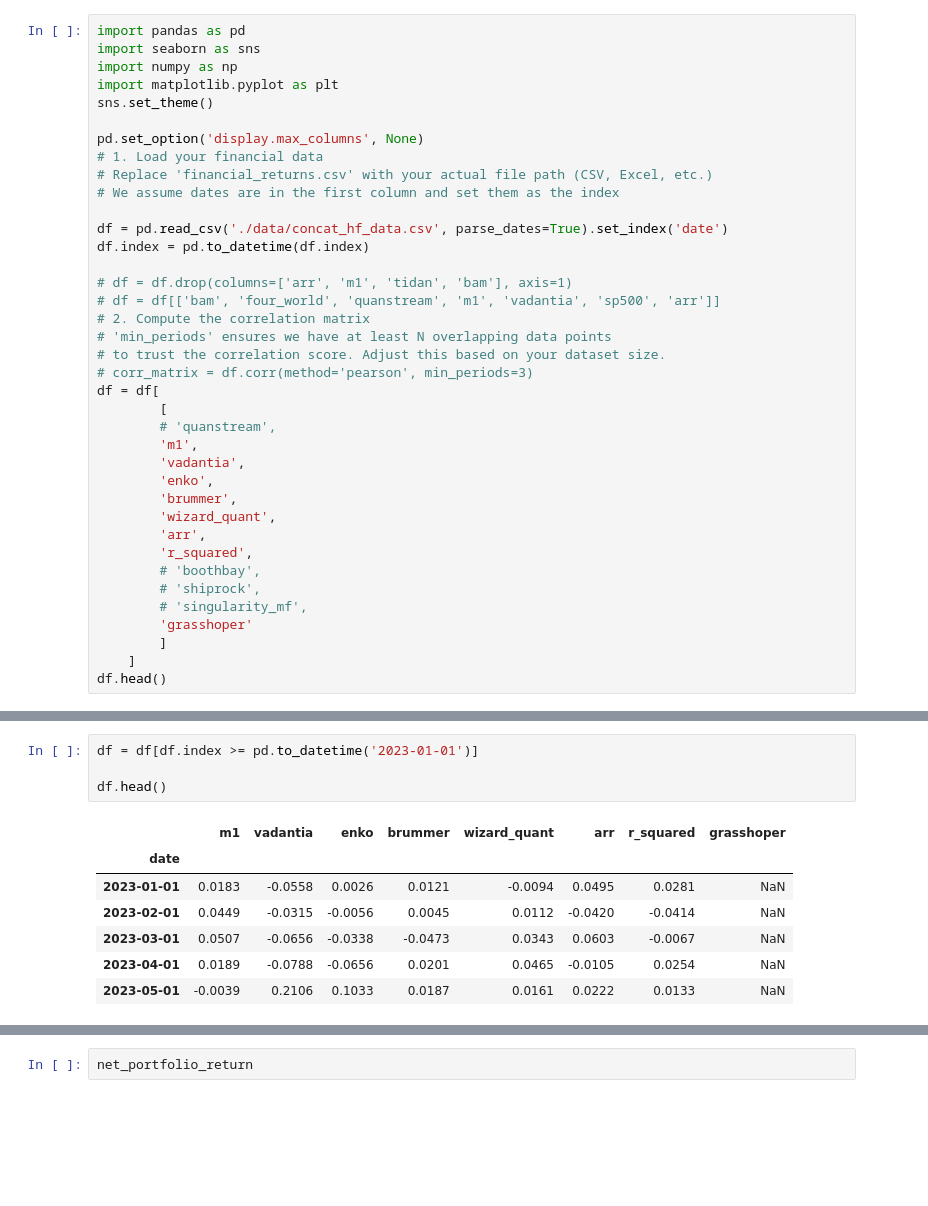
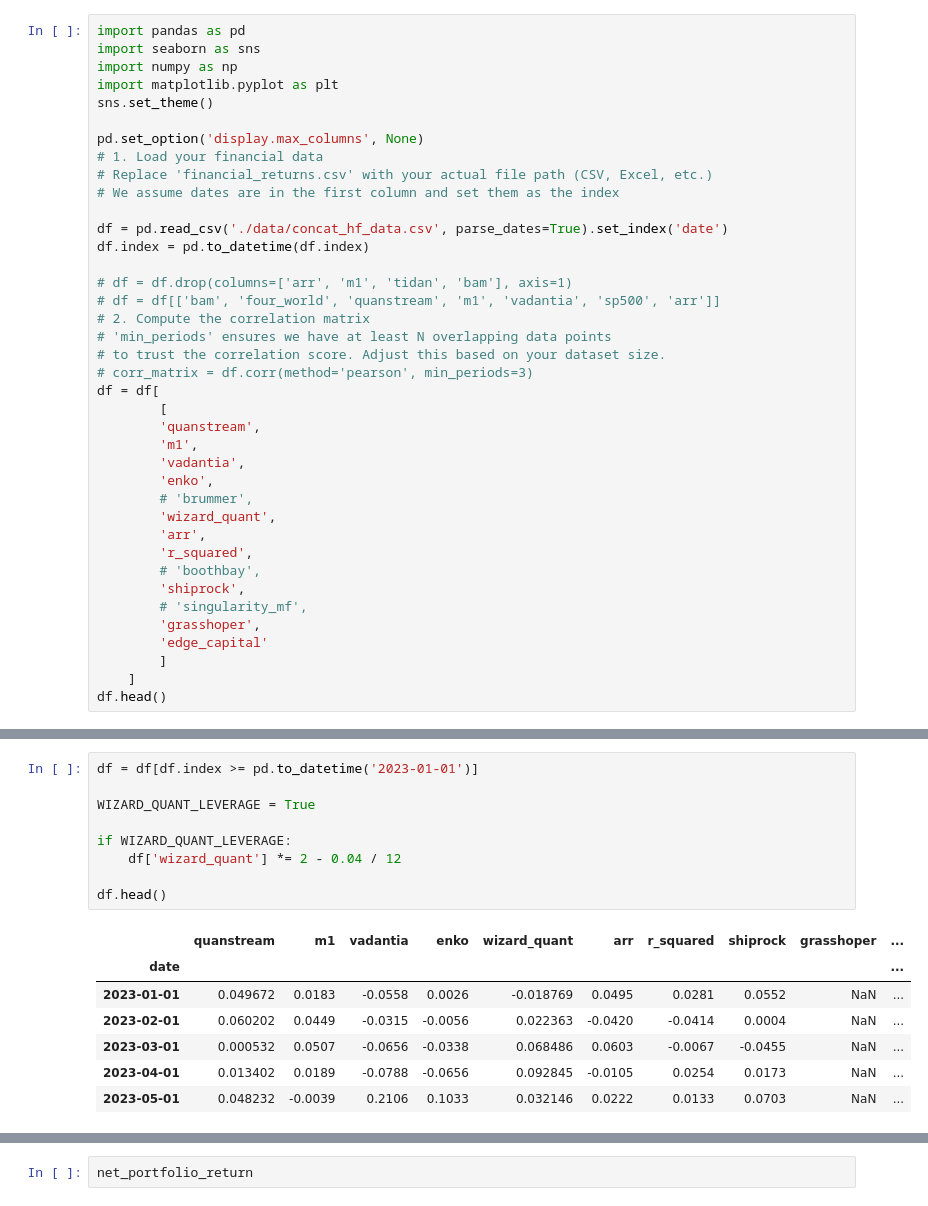
Before and after one commit to arthurdhonneur7/athenee_hf_portfolio, a Jupyter notebook: target_pflio.ipynb, the cells around one changed output, grey strips where cells are left out. Drawn from its saved outputs; the diff is of its cells as text; blank space fills up the shorter version.

```diff
--- a/target_pflio.ipynb
+++ b/target_pflio.ipynb
@@ -21,18 +21,19 @@ df.index = pd.to_datetime(df.index)
 # corr_matrix = df.corr(method='pearson', min_periods=3)
 df = df[
         [
-        # 'quanstream',
+        'quanstream',
         'm1',
         'vadantia',
         'enko',
-        'brummer',
+        # 'brummer',
         'wizard_quant',
         'arr',
         'r_squared',
         # 'boothbay',
-        # 'shiprock',
+        'shiprock',
         # 'singularity_mf',
-        'grasshoper'
+        'grasshoper',
+        'edge_capital'
         ]
     ]
 df.head()
@@ -47,15 +48,20 @@ df.head()
 # %%
 df = df[df.index >= pd.to_datetime('2023-01-01')]
 
+WIZARD_QUANT_LEVERAGE = True
+
+if WIZARD_QUANT_LEVERAGE:
+    df['wizard_quant'] *= 2 - 0.04 / 12
+
 df.head()
 # %% [output]
-|  | m1 | vadantia | enko | brummer | wizard_quant | arr | r_squared | grasshoper |
-| date |  |  |  |  |  |  |  |  |
-| 2023-01-01 | 0.0183 | -0.0558 | 0.0026 | 0.0121 | -0.0094 | 0.0495 | 0.0281 | NaN |
-| 2023-02-01 | 0.0449 | -0.0315 | -0.0056 | 0.0045 | 0.0112 | -0.0420 | -0.0414 | NaN |
-| 2023-03-01 | 0.0507 | -0.0656 | -0.0338 | -0.0473 | 0.0343 | 0.0603 | -0.0067 | NaN |
-| 2023-04-01 | 0.0189 | -0.0788 | -0.0656 | 0.0201 | 0.0465 | -0.0105 | 0.0254 | NaN |
-| 2023-05-01 | -0.0039 | 0.2106 | 0.1033 | 0.0187 | 0.0161 | 0.0222 | 0.0133 | NaN |
+|  | quanstream | m1 | vadantia | enko | wizard_quant | arr | r_squared | shiprock | grasshoper | ... |
+| date |  |  |  |  |  |  |  |  |  | ... |
+| 2023-01-01 | 0.049672 | 0.0183 | -0.0558 | 0.0026 | -0.018769 | 0.0495 | 0.0281 | 0.0552 | NaN | ... |
+| 2023-02-01 | 0.060202 | 0.0449 | -0.0315 | -0.0056 | 0.022363 | -0.0420 | -0.0414 | 0.0004 | NaN | ... |
+| 2023-03-01 | 0.000532 | 0.0507 | -0.0656 | -0.0338 | 0.068486 | 0.0603 | -0.0067 | -0.0455 | NaN | ... |
+| 2023-04-01 | 0.013402 | 0.0189 | -0.0788 | -0.0656 | 0.092845 | -0.0105 | 0.0254 | 0.0173 | NaN | ... |
+| 2023-05-01 | 0.048232 | -0.0039 | 0.2106 | 0.1033 | 0.032146 | 0.0222 | 0.0133 | 0.0703 | NaN | ... |
 # %%
 # 2. Compute annualized metrics
 stats_df = pd.DataFrame(
```
Also changed, not shown: parts of 5 cells of this notebook, 5 other files.
